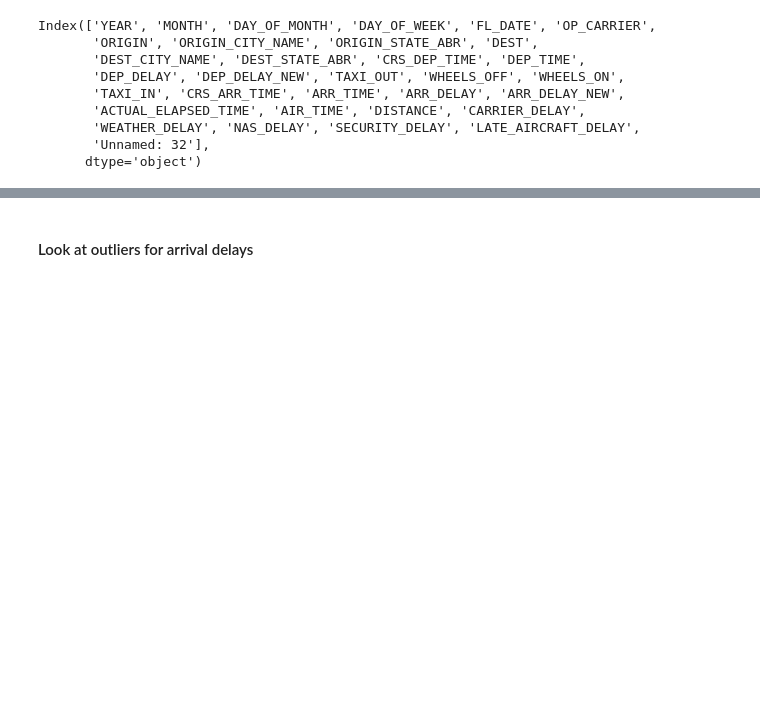
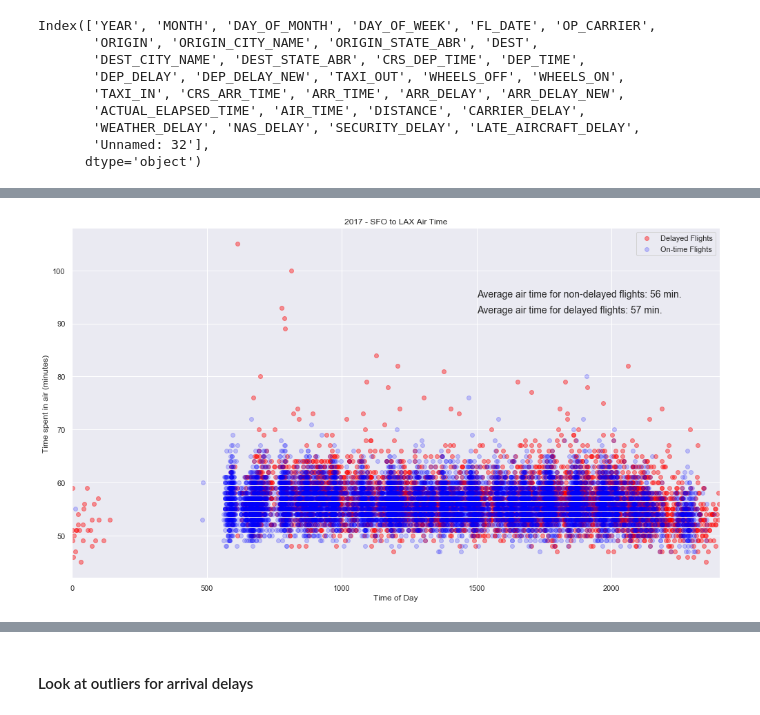
Before and after one commit to dmitriykats1/Springboard, a Jupyter notebook: Capstone1/import_data.ipynb, the cells around one changed output, grey strips where cells are left out. Drawn from its saved outputs; the diff is of its cells as text; code cells hidden in the pictures; blank space fills up the shorter version.

```diff
--- a/Capstone1/import_data.ipynb
+++ b/Capstone1/import_data.ipynb
@@ -175,0 +388,21 @@ plt.show()
+# %%
+#The taxi out time at the destination for delayed and normal flights
+x_normal = popular_route_norm.DEP_TIME_SCALE
+y_normal = popular_route_norm.AIR_TIME
+x_delayed = popular_route_del.DEP_TIME_SCALE
+y_delayed = popular_route_del.AIR_TIME
+
+fig, ax = plt.subplots(figsize=(14, 8))
+ax.scatter(x_delayed, y_delayed, alpha=0.4, color='red')
+ax.scatter(x_normal, y_normal, alpha=0.2, color='blue')
+
+ax.set_xlabel('Time of Day')
+ax.set_ylabel('Time spent in air (minutes)')
+ax.set_title('2017 - SFO to LAX Air Time')
+plt.text(1500, 95, f"Average air time for non-delayed flights: {round(popular_route_norm.AIR_TIME.mean())} min.", fontsize=14)
+plt.text(1500, 92, f"Average air time for delayed flights: {round(popular_route_del.AIR_TIME.mean())} min.", fontsize=14)
+plt.xlim(0, 2400)
+plt.legend(['Delayed Flights', 'On-time Flights'])
+fig.tight_layout()
+# %% [output]
+[figure, added]
```
Also changed, not shown: parts of 83 cells of this notebook, 6 other files.
